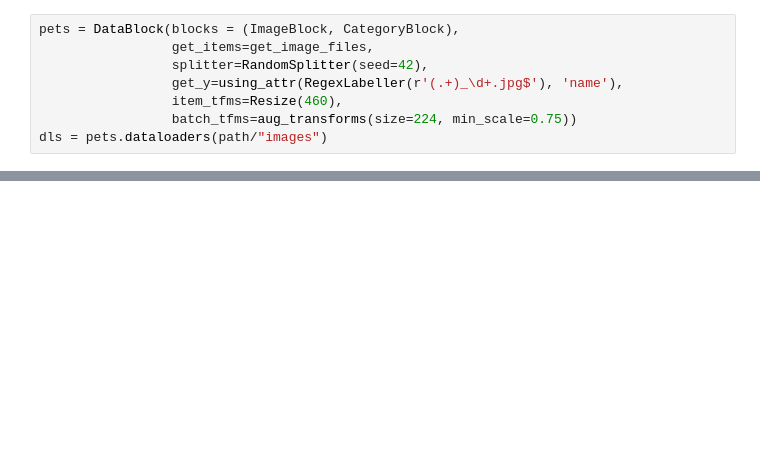
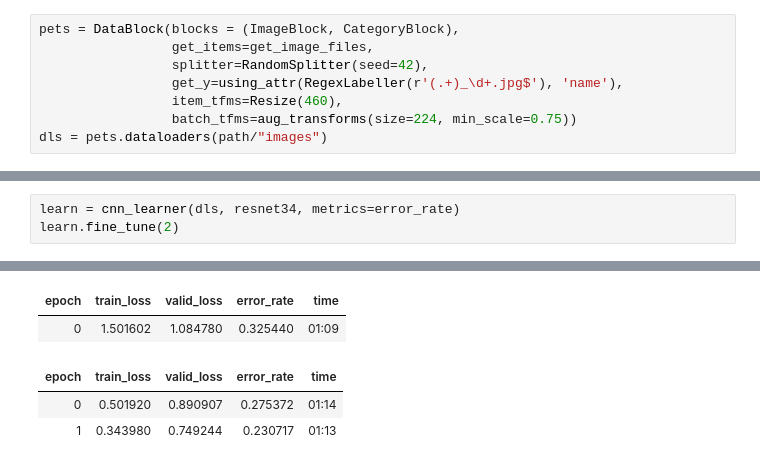
Before and after one commit to LukeWeidenwalker/fastai-notebooks, a Jupyter notebook: 05_pets.ipynb, the cells around one changed output, grey strips where cells are left out. Drawn from its saved outputs; the diff is of its cells as text; blank space fills up the shorter version.

```diff
--- a/05_pets.ipynb
+++ b/05_pets.ipynb
@@ -42,0 +26,4 @@ Building one sample
+# %%
+learn = cnn_learner(dls, resnet34, metrics=error_rate)
+learn.fine_tune(2)
+# %% [output]
@@ -42,0 +31,5 @@ Building one sample
+| epoch | train_loss | valid_loss | error_rate | time |
+| 0 | 1.501602 | 1.084780 | 0.325440 | 01:09 |
+| epoch | train_loss | valid_loss | error_rate | time |
+| 0 | 0.501920 | 0.890907 | 0.275372 | 01:14 |
+| 1 | 0.343980 | 0.749244 | 0.230717 | 01:13 |
```
Also changed, not shown: parts of 5 cells of this notebook.
